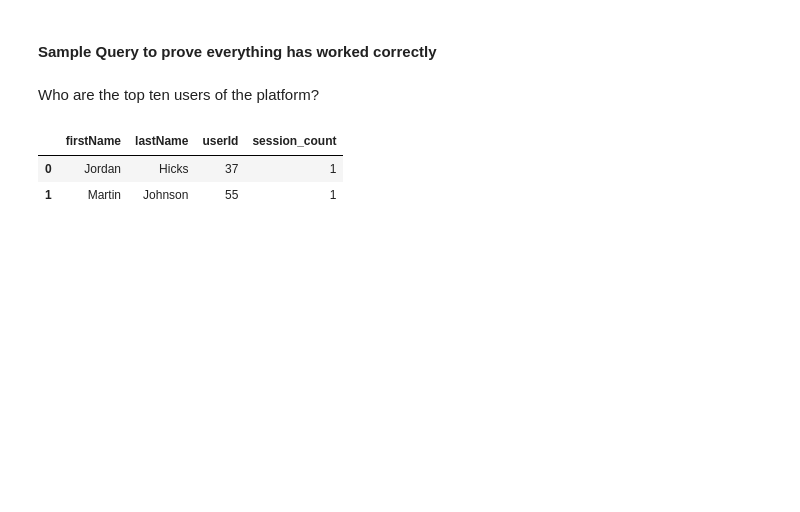
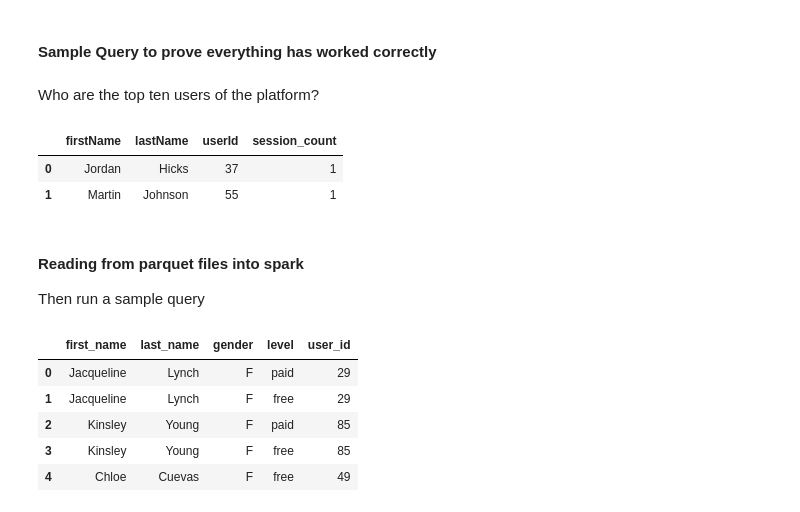
Before and after one commit to TheLinuxEnthusiast/aws-emr-s3-data-lake, a Jupyter notebook: prototype.ipynb, the cells around one changed output. Saved outputs shown, nothing was run; the diff lists cells and outputs as text; code cells hidden in the pictures; blank space fills up the shorter version.

```diff
--- a/prototype.ipynb
+++ b/prototype.ipynb
@@ -262,3 +265,7 @@ query_result.limit(10).toPandas()
 |  | firstName | lastName | userId | session_count |
 | 0 | Jordan | Hicks | 37 | 1 |
 | 1 | Martin | Johnson | 55 | 1 |
+# %% [markdown]
+#### Reading from parquet files into spark
+
+Then run a sample query
@@ -264,0 +288,9 @@ query_result.limit(10).toPandas()
+# %%
+user_df.limit(5).toPandas()
+# %% [output]
+|  | first_name | last_name | gender | level | user_id |
+| 0 | Jacqueline | Lynch | F | paid | 29 |
+| 1 | Jacqueline | Lynch | F | free | 29 |
+| 2 | Kinsley | Young | F | paid | 85 |
+| 3 | Kinsley | Young | F | free | 85 |
+| 4 | Chloe | Cuevas | F | free | 49 |
```
Also changed, not shown: parts of 7 cells of this notebook, 5 other files.
